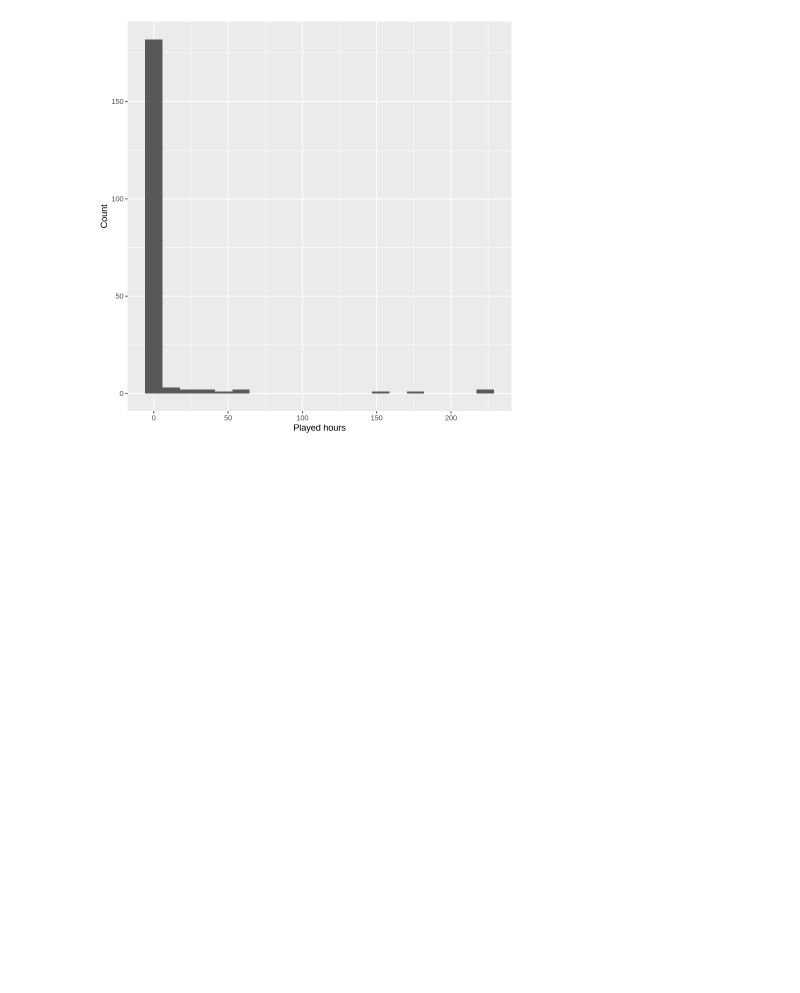
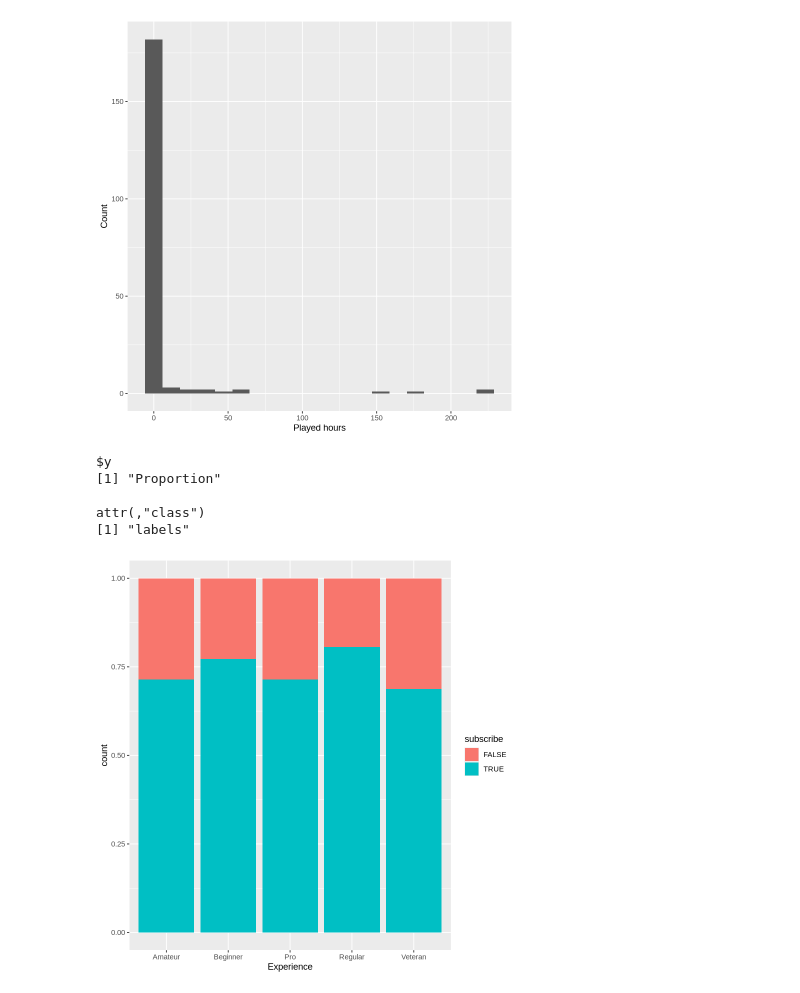
Before and after one commit to yubinjjjjj/project, a Jupyter notebook: Project Planning.ipynb, the cells around one changed output. Saved outputs shown, nothing was run; the diff lists cells and outputs as text; code cells hidden in the pictures; blank space fills up the shorter version.

```diff
--- a/Project Planning.ipynb
+++ b/Project Planning.ipynb
@@ -147,8 +147,15 @@ players_hist
 # %%
 players_bar <-
     ggplot(players, aes(experience, fill = subscribe)) +
     geom_bar(position = "fill") +
     xlab("Experience")
     ylab("Proportion")
 
-players_ba
+players_bar
+# %% [output]
+$y
+[1] "Proportion"
+
+attr(,"class")
+[1] "labels"
+[figure, added]
```
